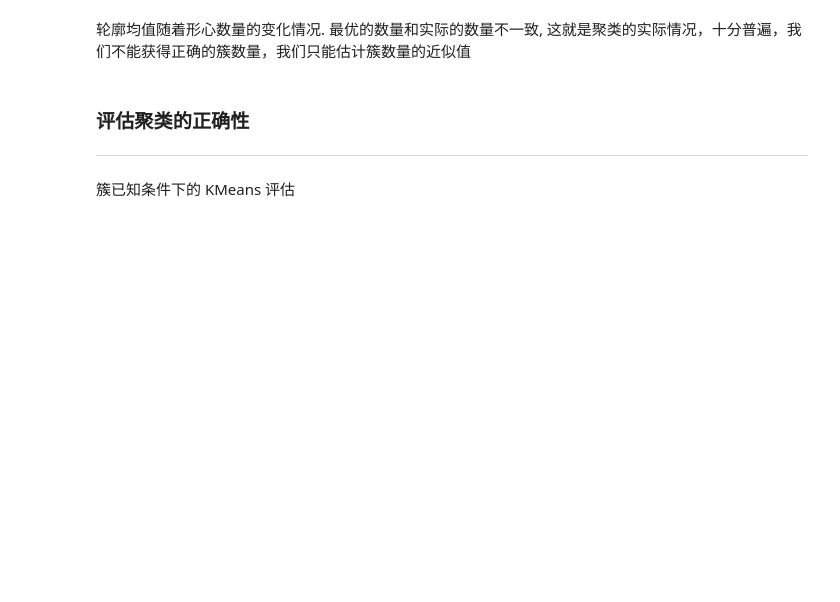
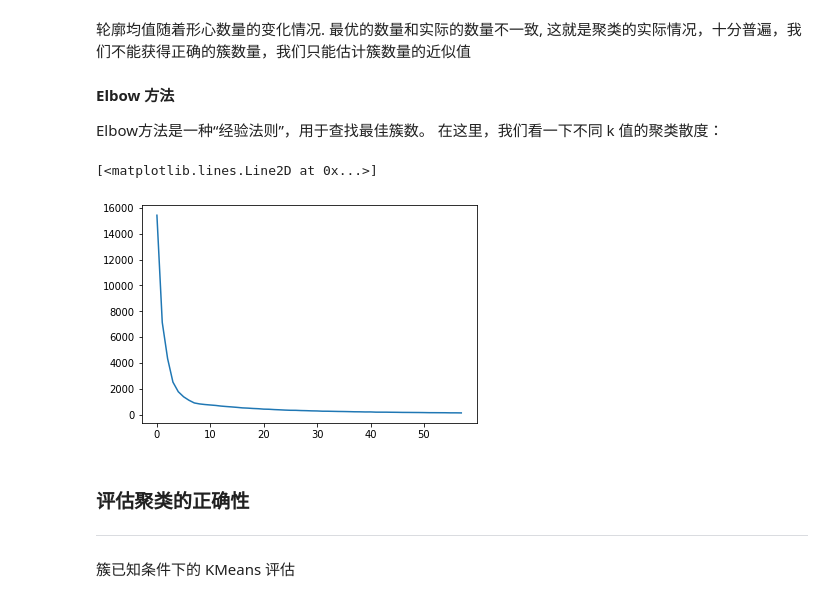
Before and after one commit to Ulysses-WJL/MachineLearning, a Jupyter notebook: 第14章 聚类方法/k-means.ipynb, the cells around one changed output. Saved outputs shown, nothing was run; the diff lists cells and outputs as text; code cells hidden in the pictures; blank space fills up the shorter version.

Commit message:
Elbow 方法

```diff
--- a/第14章 聚类方法/k-means.ipynb
+++ b/第14章 聚类方法/k-means.ipynb
@@ -271,5 +340,19 @@ plt.plot(sillhouette_avgs)
 # %% [markdown]
 轮廓均值随着形心数量的变化情况. 最优的数量和实际的数量不一致, 这就是聚类的实际情况，十分普遍，我们不能获得正确的簇数量，我们只能估计簇数量的近似值
+# %% [markdown]
+**Elbow 方法**
+
+Elbow方法是一种“经验法则”，用于查找最佳簇数。 在这里，我们看一下不同 k 值的聚类散度：
+# %%
+blobs, classes = make_blobs(500, centers=10)
+sses = []
+for k in range(2, 60):
+    kmean = KMeans(n_clusters=k).fit(blobs)
+    sses.append(kmean.inertia_)
+plt.plot(sses)
+# %% [output]
+[<matplotlib.lines.Line2D at 0x...>]
+[figure, added]
 # %% [markdown]
 ### 评估聚类的正确性
 ---
```
Also changed, not shown: parts of 47 cells of this notebook.
